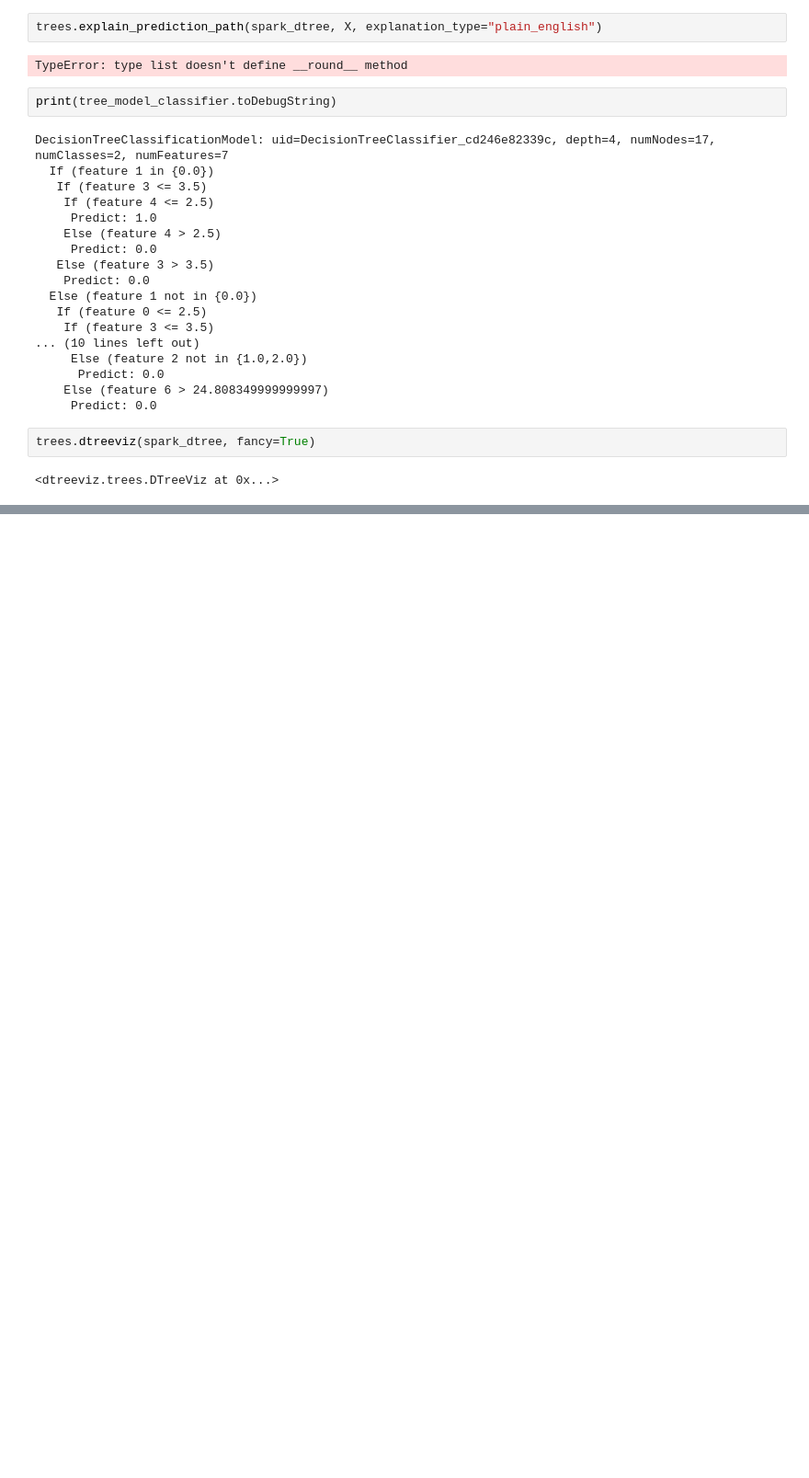
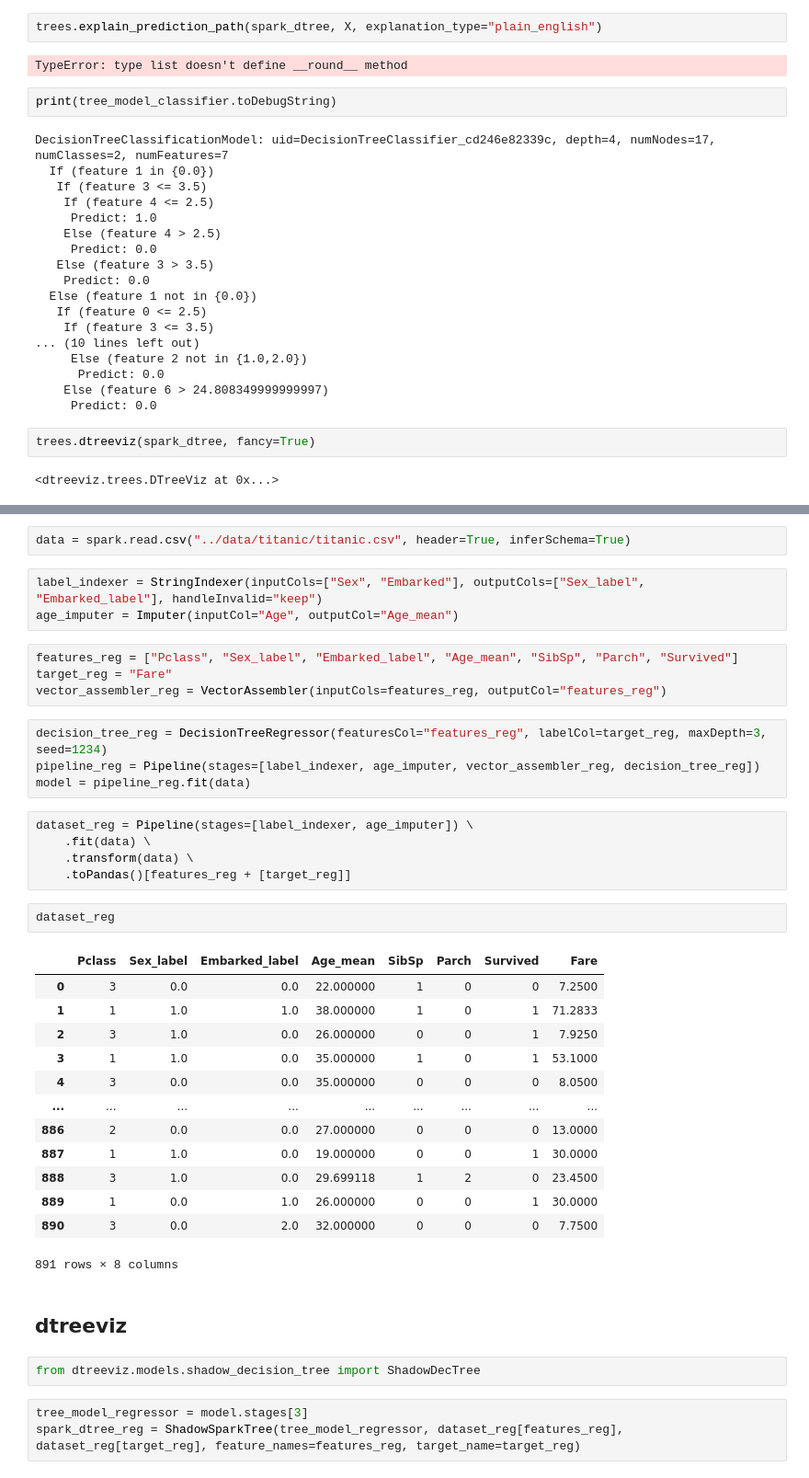
Before and after one commit to parrt/dtreeviz, a Jupyter notebook: notebooks/dtreeviz_spark_visualisations.ipynb, the cells around one changed output, grey strips where cells are left out. Shown at 92% size. Saved outputs shown, nothing was run; the diff lists cells and outputs as text; blank space fills up the shorter version.

```diff
--- a/notebooks/dtreeviz_spark_visualisations.ipynb
+++ b/notebooks/dtreeviz_spark_visualisations.ipynb
@@ -445,0 +426,41 @@ spark_dtree.target_name
+# %%
+data = spark.read.csv("../data/titanic/titanic.csv", header=True, inferSchema=True)
+# %%
+label_indexer = StringIndexer(inputCols=["Sex", "Embarked"], outputCols=["Sex_label", "Embarked_label"], handleInvalid="keep")
+age_imputer = Imputer(inputCol="Age", outputCol="Age_mean")
+# %%
+features_reg = ["Pclass", "Sex_label", "Embarked_label", "Age_mean", "SibSp", "Parch", "Survived"]
+target_reg = "Fare"
+vector_assembler_reg = VectorAssembler(inputCols=features_reg, outputCol="features_reg")
+# %%
+decision_tree_reg = DecisionTreeRegressor(featuresCol="features_reg", labelCol=target_reg, maxDepth=3, seed=1234)
+pipeline_reg = Pipeline(stages=[label_indexer, age_imputer, vector_assembler_reg, decision_tree_reg])
+model = pipeline_reg.fit(data)
+# %%
+dataset_reg = Pipeline(stages=[label_indexer, age_imputer]) \
+    .fit(data) \
+    .transform(data) \
+    .toPandas()[features_reg + [target_reg]]
+# %%
+dataset_reg
+# %% [output]
+|  | Pclass | Sex_label | Embarked_label | Age_mean | SibSp | Parch | Survived | Fare |
+| 0 | 3 | 0.0 | 0.0 | 22.000000 | 1 | 0 | 0 | 7.2500 |
+| 1 | 1 | 1.0 | 1.0 | 38.000000 | 1 | 0 | 1 | 71.2833 |
+| 2 | 3 | 1.0 | 0.0 | 26.000000 | 0 | 0 | 1 | 7.9250 |
+| 3 | 1 | 1.0 | 0.0 | 35.000000 | 1 | 0 | 1 | 53.1000 |
+| 4 | 3 | 0.0 | 0.0 | 35.000000 | 0 | 0 | 0 | 8.0500 |
+| ... | ... | ... | ... | ... | ... | ... | ... | ... |
+| 886 | 2 | 0.0 | 0.0 | 27.000000 | 0 | 0 | 0 | 13.0000 |
+| 887 | 1 | 1.0 | 0.0 | 19.000000 | 0 | 0 | 1 | 30.0000 |
+| 888 | 3 | 1.0 | 0.0 | 29.699118 | 1 | 2 | 0 | 23.4500 |
+| 889 | 1 | 0.0 | 1.0 | 26.000000 | 0 | 0 | 1 | 30.0000 |
+| 890 | 3 | 0.0 | 2.0 | 32.000000 | 0 | 0 | 0 | 7.7500 |
+891 rows × 8 columns
+# %% [markdown]
+## dtreeviz
+# %%
+from dtreeviz.models.shadow_decision_tree import ShadowDecTree
+# %%
+tree_model_regressor = model.stages[3]
+spark_dtree_reg = ShadowSparkTree(tree_model_regressor, dataset_reg[features_reg], dataset_reg[target_reg], feature_names=features_reg, target_name=target_reg)
```
Also changed, not shown: parts of 25 cells of this notebook, 1 other file.
